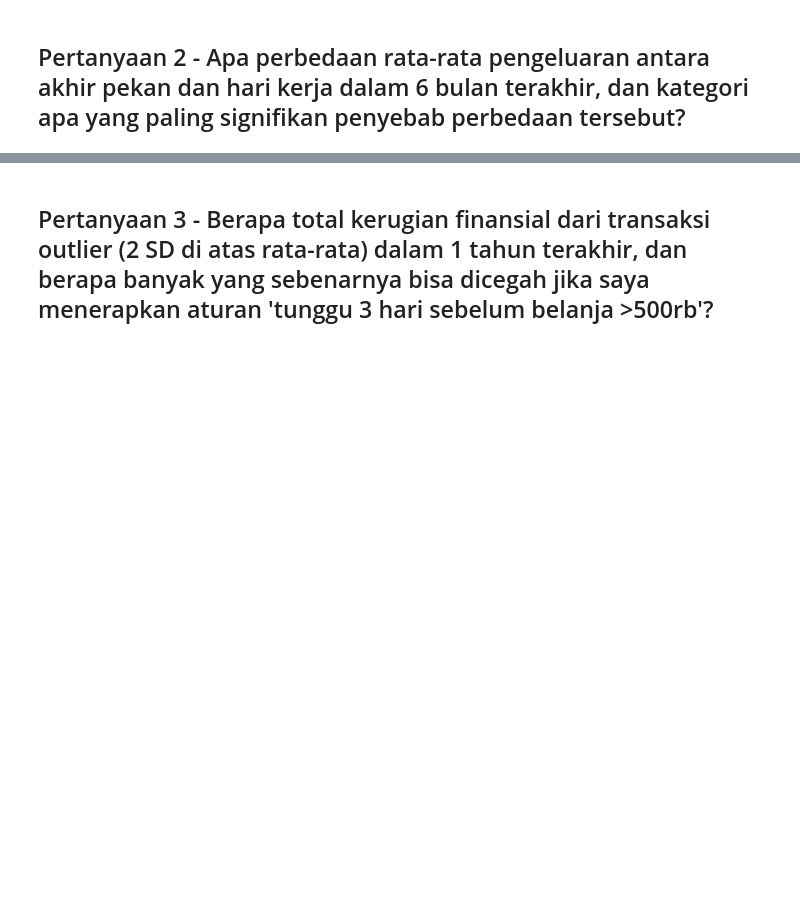
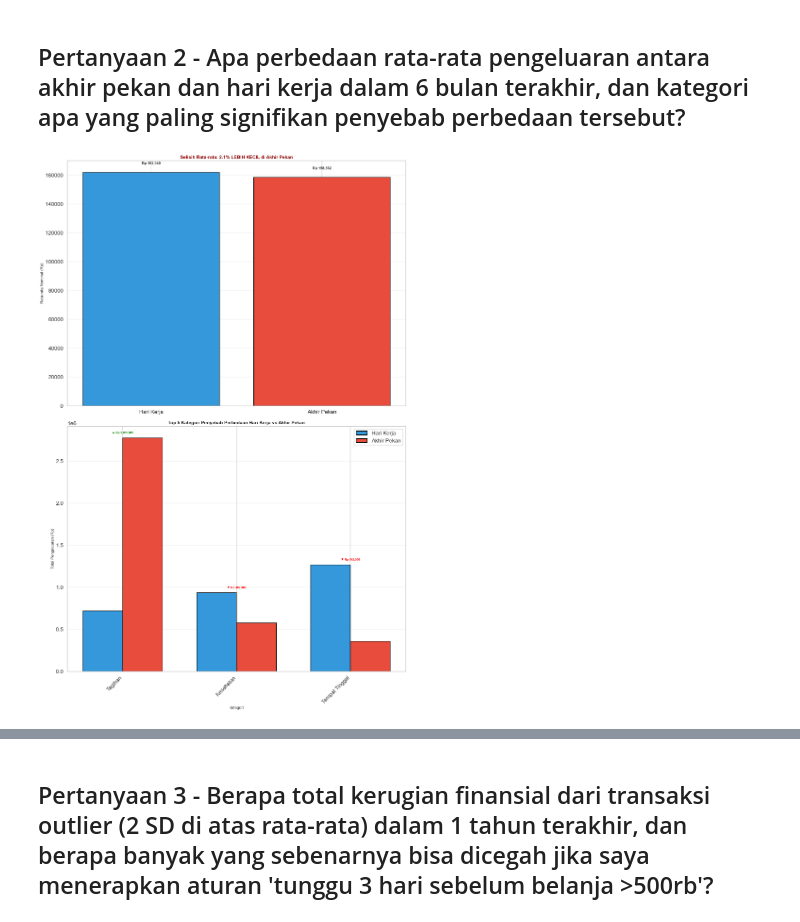
Before and after one commit to Capstone-Catatanku/Data-Science, a Jupyter notebook: Progress1.ipynb, the cells around one changed output, grey strips where cells are left out. Saved outputs shown, nothing was run; the diff lists cells and outputs as text; code cells hidden in the pictures; blank space fills up the shorter version.

```diff
--- a/Progress1.ipynb
+++ b/Progress1.ipynb
@@ -710,7 +735,7 @@ print(df_pemasukan['nominal'].describe().apply(lambda x: f"Rp {x:,.0f}" if pd.no
 ## Bivariate Analysis
 # %%
 # Bulan Dengan Total Spending Terbanyak
-df_exp = df_selected[df_selected['tipe_transaksi'] == 'Pengeluaran'].copy()
+df_exp = df_selected.copy()
 df_exp['nama_bulan'] = df_exp['tanggal'].dt.strftime('%b')
 
 # Filter hanya tahun 2023 dan 2024
@@ -889,31 +963,33 @@ ax2.grid(axis='y', alpha=0.3)
 ax3 = fig.add_subplot(2, 1, 2)
 
 top5_kategori = top_penyebab.head(5)
 top5_names = top5_kategori.index.tolist()
 
 hari_kerja_vals = [top5_kategori.loc[cat, 'Hari Kerja'] for cat in top5_names]
 akhir_pekan_vals = [top5_kategori.loc[cat, 'Akhir Pekan'] for cat in top5_names]
 
 x = range(len(top5_names))
 width = 0.35
 
 bars1 = ax3.bar([i - width/2 for i in x], hari_kerja_vals, width, label='Hari Kerja', color='#3498db', edgecolor='black')
 bars2 = ax3.bar([i + width/2 for i in x], akhir_pekan_vals, width, label='Akhir Pekan', color='#e74c3c', edgecolor='black')
 
 for i, cat in enumerate(top5_names):
     selisih_cat = top5_kategori.loc[cat, 'selisih']
     tanda = '▲' if selisih_cat > 0 else '▼'
     warna = 'green' if selisih_cat > 0 else 'red'
     ax3.text(i, max(hari_kerja_vals[i], akhir_pekan_vals[i]) + 50000,
              f'{tanda} Rp {abs(selisih_cat):,.0f}',
              ha='center', fontsize=9, color=warna, fontweight='bold')
 
-ax3.set_title('Top 5 Kategori Penyebab Perbedaan Hari Kerja vs Akhir Pekan', fontsize=14, fontweight='bold')
+ax3.set_title('Top 3 Kategori Penyebab Perbedaan Hari Kerja vs Akhir Pekan', fontsize=14, fontweight='bold')
 ax3.set_xlabel('Kategori', fontsize=12)
 ax3.set_ylabel('Total Pengeluaran (Rp)', fontsize=12)
 ax3.set_xticks(x)
 ax3.set_xticklabels(top5_names, rotation=45, ha='right')
 ax3.legend()
 ax3.grid(axis='y', alpha=0.3)
 plt.tight_layout()
 plt.show()
+# %% [output]
+[figure, added]
```
Also changed, not shown: parts of 40 cells of this notebook, 2 other files.
